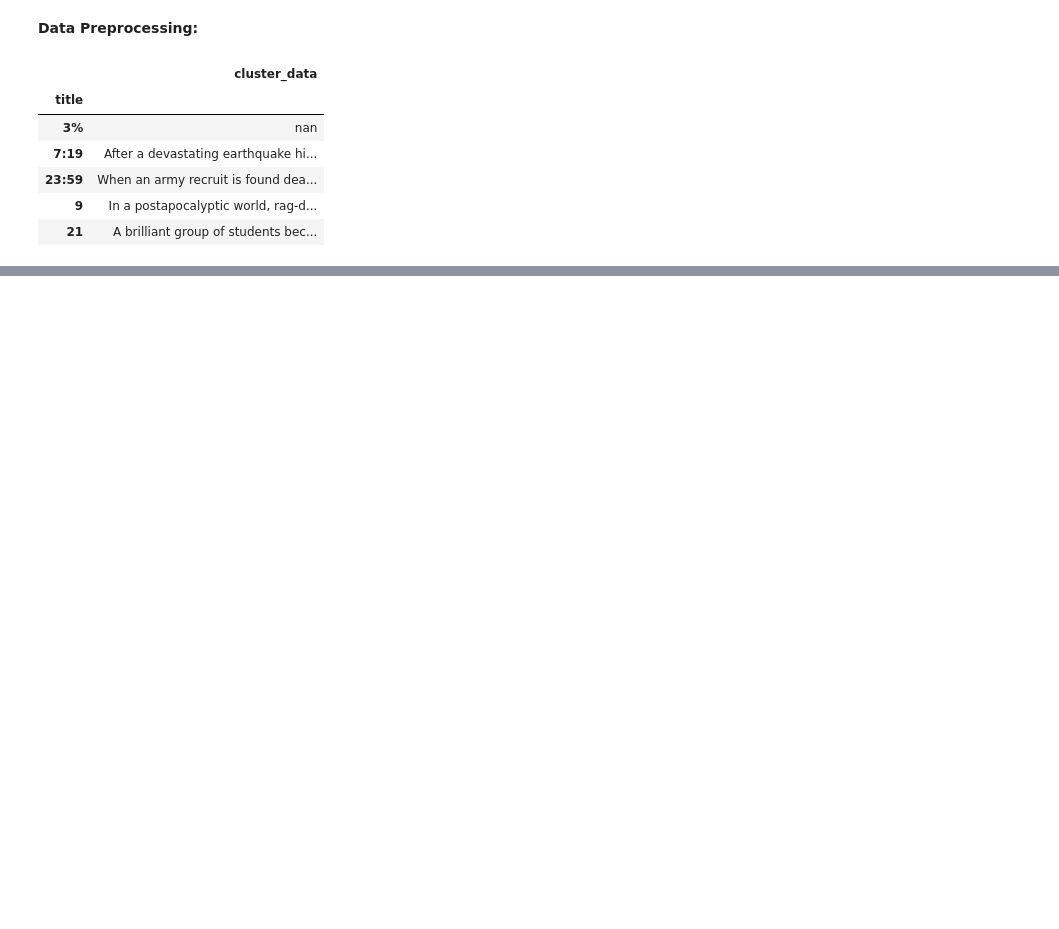
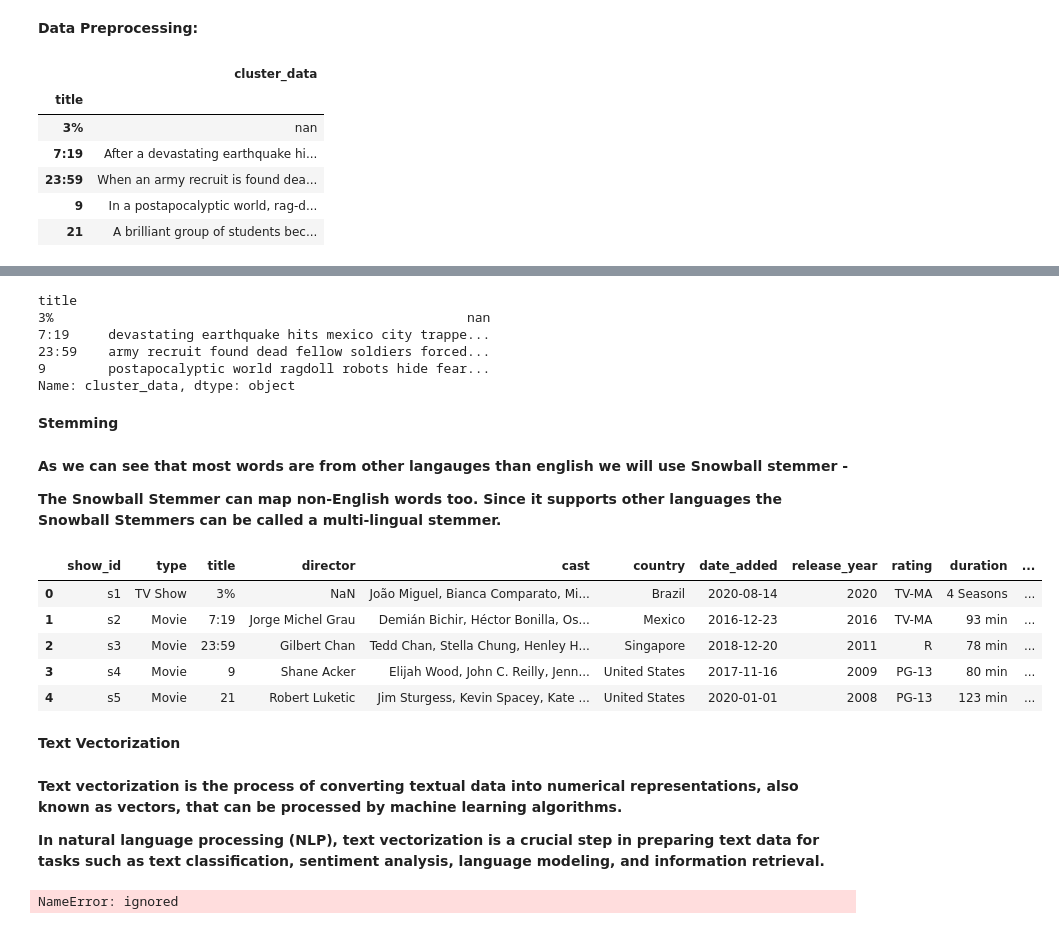
Before and after one commit to shwe-hg/Capstone-project-on-unsupervised-Ml-, a Jupyter notebook: project_on_Unsupervised_ML.ipynb, the cells around one changed output, grey strips where cells are left out. Drawn from its saved outputs; the diff is of its cells as text; code cells hidden in the pictures; blank space fills up the shorter version.

```diff
--- a/project_on_Unsupervised_ML.ipynb
+++ b/project_on_Unsupervised_ML.ipynb
@@ -720,0 +737,53 @@ cluster_df.head()
+# %%
+# Remove the stopwords.
+def stopwords(text):
+    '''a function for removing the stopword'''
+    text = [word.lower() for word in text.split() if word.lower() not in stop_words]
+    return " ".join(text)
+
+cluster_df['cluster_data'] = cluster_df['cluster_data'].apply(stopwords)
+cluster_df.cluster_data.head(4)
+# %% [output]
+title
+3%                                                     nan
+7:19     devastating earthquake hits mexico city trappe...
+23:59    army recruit found dead fellow soldiers forced...
+9        postapocalyptic world ragdoll robots hide fear...
+Name: cluster_data, dtype: object
+# %% [markdown]
+**Stemming**
+# %% [markdown]
+**As we can see that most words are from other langauges than english we will use Snowball stemmer -**
+
+
+
+**The Snowball Stemmer can map non-English words too. Since it supports other languages the Snowball Stemmers can be called a multi-lingual stemmer.**
+# %%
+# Stemming
+#defining the snowballstemmer
+from nltk.stem import SnowballStemmer
+
+stemming = SnowballStemmer("english")
+# %%
+# Defining a function for splitting the strings in description column and applying stemming on words and then joining them
+def stemming_words(description):
+    '''a function which stems each word in the given text'''
+    description = [stemming.stem(word) for word in description.split()]
+    return " ".join(description)
+# %%
+# Applying stemming function which is defined above on description column
+df1['description'] = df1['description'].apply(stemming_words)
+df1.head()
+# %% [output]
+|  | show_id | type | title | director | cast | country | date_added | release_year | rating | duration | ... |
+| 0 | s1 | TV Show | 3% | NaN | João Miguel, Bianca Comparato, Mi... | Brazil | 2020-08-14 | 2020 | TV-MA | 4 Seasons | ... |
+| 1 | s2 | Movie | 7:19 | Jorge Michel Grau | Demián Bichir, Héctor Bonilla, Os... | Mexico | 2016-12-23 | 2016 | TV-MA | 93 min | ... |
+| 2 | s3 | Movie | 23:59 | Gilbert Chan | Tedd Chan, Stella Chung, Henley H... | Singapore | 2018-12-20 | 2011 | R | 78 min | ... |
+| 3 | s4 | Movie | 9 | Shane Acker | Elijah Wood, John C. Reilly, Jenn... | United States | 2017-11-16 | 2009 | PG-13 | 80 min | ... |
+| 4 | s5 | Movie | 21 | Robert Luketic | Jim Sturgess, Kevin Spacey, Kate ... | United States | 2020-01-01 | 2008 | PG-13 | 123 min | ... |
+# %% [markdown]
+**Text Vectorization**
+# %% [markdown]
+**Text vectorization is the process of converting textual data into numerical representations, also known as vectors, that can be processed by machine learning algorithms.**
+
+ **In natural language processing (NLP), text vectorization is a crucial step in preparing text data for tasks such as text classification, sentiment analysis, language modeling, and information retrieval.**
@@ -721,3 +800,13 @@ cluster_df.head()
+# %%
+# Lists to store the vocab and counts
+words_1 = []
+count_of_words = []
+# Iterate through each vocab and count append the value to designated lists
+for key, value in vocabulary_:
+    words_1.append(key)
+    count_of_words.append(value)
+# %% [output]
+NameError: ignored
 # %%
 cluster_df = df1[['title']]
 cluster_df['cluster_data'] = (df1['description'] + ' ' + df1['listed_in'] + ' ' + df1['director'] + ' ' + df1['cast'] + ' ' + df1['country'] + ' ' + df1['rating']).astype(str)
```
Also changed, not shown: parts of 11 cells of this notebook.
